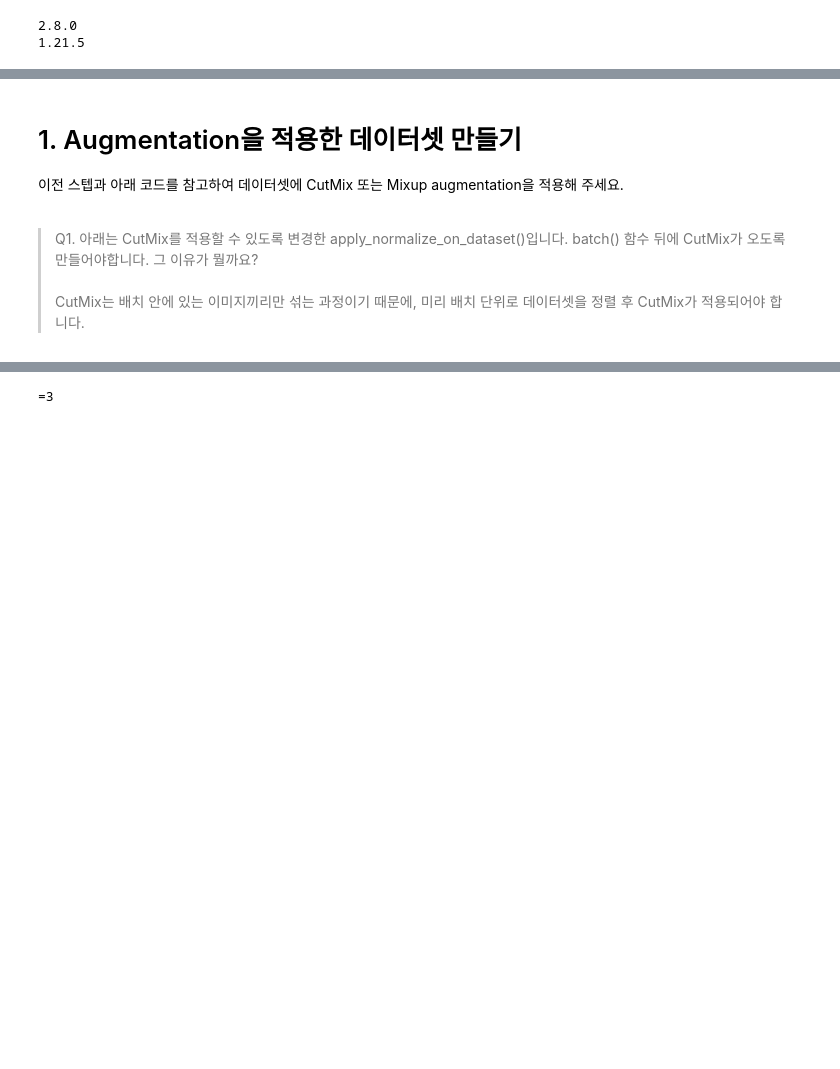
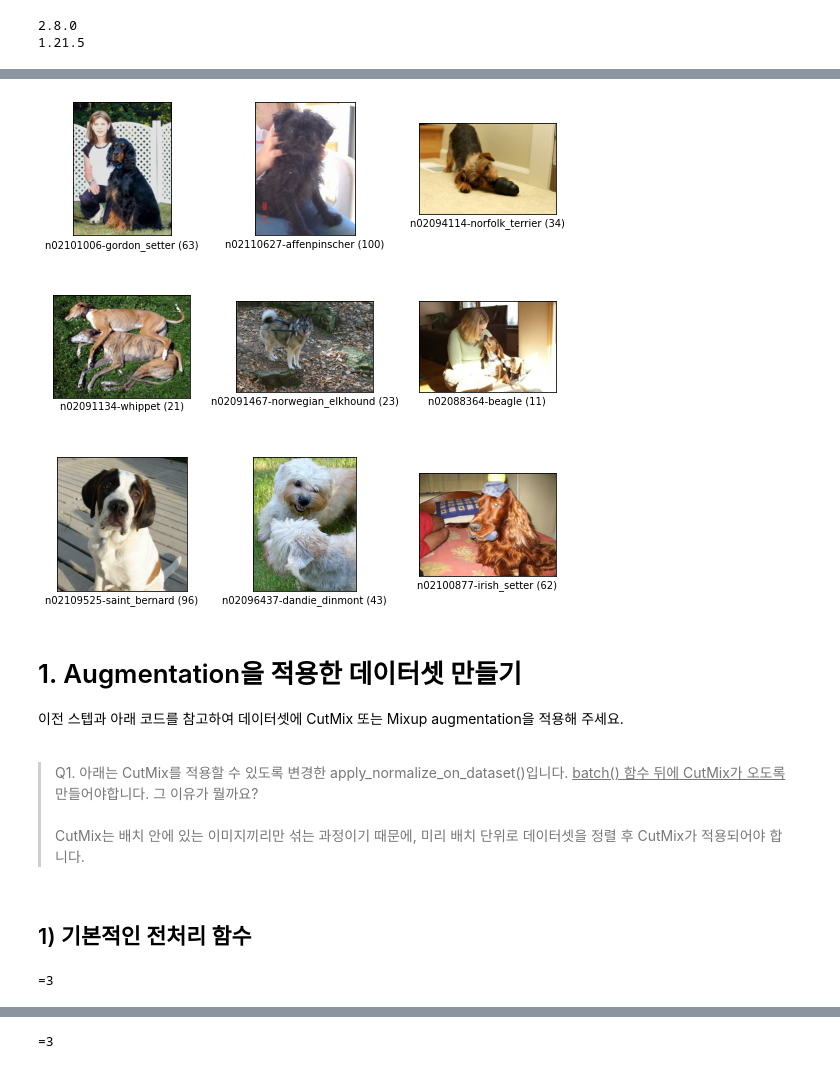
Before and after one commit to Seona056/AIFFEL_Daegu, a Jupyter notebook: GOING DEEPER/[CV-04] CutMix 또는 Mixup 비교실험 하기.ipynb, the cells around one changed output, grey strips where cells are left out. Cells and saved outputs as stored; diff of their text form; code cells hidden in the pictures; blank space fills up the shorter version.

```diff
--- a/GOING DEEPER/[CV-04] CutMix 또는 Mixup 비교실험 하기.ipynb
+++ b/GOING DEEPER/[CV-04] CutMix 또는 Mixup 비교실험 하기.ipynb
@@ -312,8 +333,14 @@ print('=3')
+# %%
+fig = tfds.show_examples(ds_train, ds_info)
+# %% [output]
+[figure, added]
 # %% [markdown]
 # 1. Augmentation을 적용한 데이터셋 만들기
 이전 스텝과 아래 코드를 참고하여 데이터셋에 CutMix 또는 Mixup augmentation을 적용해 주세요.
 
 <br>
 
->Q1. 아래는 CutMix를 적용할 수 있도록 변경한 apply_normalize_on_dataset()입니다. batch() 함수 뒤에 CutMix가 오도록 만들어야합니다. 그 이유가 뭘까요?<br><br>
+>Q1. 아래는 CutMix를 적용할 수 있도록 변경한 apply_normalize_on_dataset()입니다. <u>batch() 함수 뒤에 CutMix가 오도록</u> 만들어야합니다. 그 이유가 뭘까요?<br><br>
 CutMix는 배치 안에 있는 이미지끼리만 섞는 과정이기 때문에, 미리 배치 단위로 데이터셋을 정렬 후 CutMix가 적용되어야 합니다.
+# %% [markdown]
+## 1) 기본적인 전처리 함수
@@ -319,0 +358,22 @@ CutMix는 배치 안에 있는 이미지끼리만 섞는 과정이기 때문에,
+# %%
+# 데이터셋(ds)을 가공하는 메인함수
+def apply_normalize_on_dataset(ds, is_test=False, batch_size=16, with_aug=False):
+    ds = ds.map(
+        normalize_and_resize_img,  # 기본적인 전처리 함수 적용
+        num_parallel_calls=2
+    )
+    if not is_test and with_aug:     # test dataset이 아니고 augmentation을 적용
+        ds = ds.map(
+            augment,       # augment 함수 적용
+            num_parallel_calls=2
+        )
+    ds = ds.batch(batch_size)
+    if not is_test:
+        ds = ds.repeat()
+        ds = ds.shuffle(200)
+    ds = ds.prefetch(tf.data.experimental.AUTOTUNE)
+    return ds
+
+print('=3')
+# %% [output]
+=3
```
Also changed, not shown: parts of 41 cells of this notebook.
